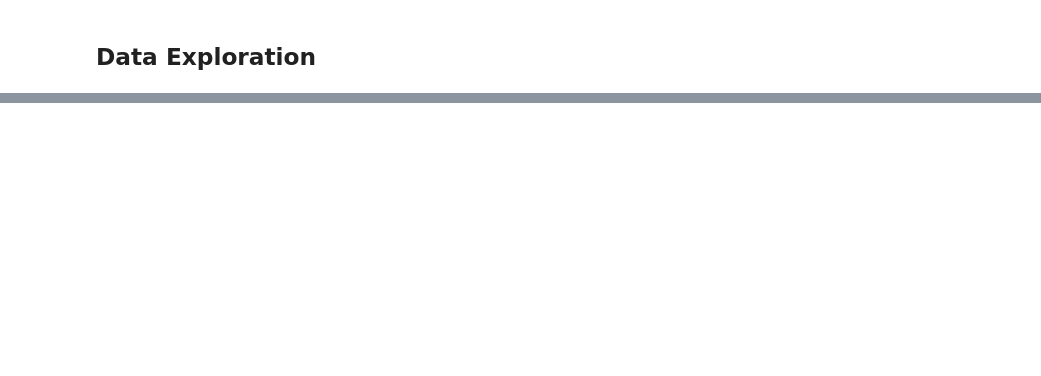
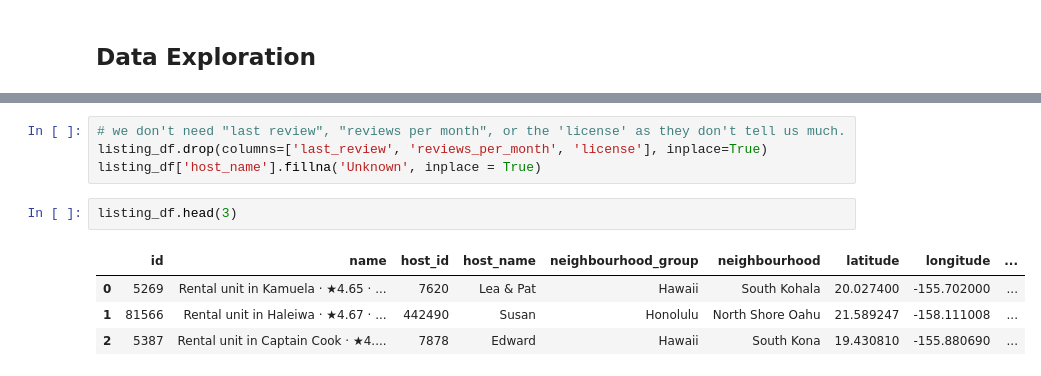
Before and after one commit to Jack-Merrett/hawaii_airbnb, a Jupyter notebook: notebooks/airbnb-notebook.ipynb, the cells around one changed output, grey strips where cells are left out. Cells and saved outputs as stored; diff of their text form; blank space fills up the shorter version.

```diff
--- a/notebooks/airbnb-notebook.ipynb
+++ b/notebooks/airbnb-notebook.ipynb
@@ -21,0 +139,11 @@ ParserError: Error tokenizing data. C error: Expected 2 fields in line 8, saw 4
+# %%
+# we don't need "last review", "reviews per month", or the 'license' as they don't tell us much.
+listing_df.drop(columns=['last_review', 'reviews_per_month', 'license'], inplace=True)
+listing_df['host_name'].fillna('Unknown', inplace = True)
+# %%
+listing_df.head(3)
+# %% [output]
+|  | id | name | host_id | host_name | neighbourhood_group | neighbourhood | latitude | longitude | ... |
+| 0 | 5269 | Rental unit in Kamuela · ★4.65 · ... | 7620 | Lea & Pat | Hawaii | South Kohala | 20.027400 | -155.702000 | ... |
+| 1 | 81566 | Rental unit in Haleiwa · ★4.67 · ... | 442490 | Susan | Honolulu | North Shore Oahu | 21.589247 | -158.111008 | ... |
+| 2 | 5387 | Rental unit in Captain Cook · ★4.... | 7878 | Edward | Hawaii | South Kona | 19.430810 | -155.880690 | ... |
```
Also changed, not shown: parts of 24 cells of this notebook.
